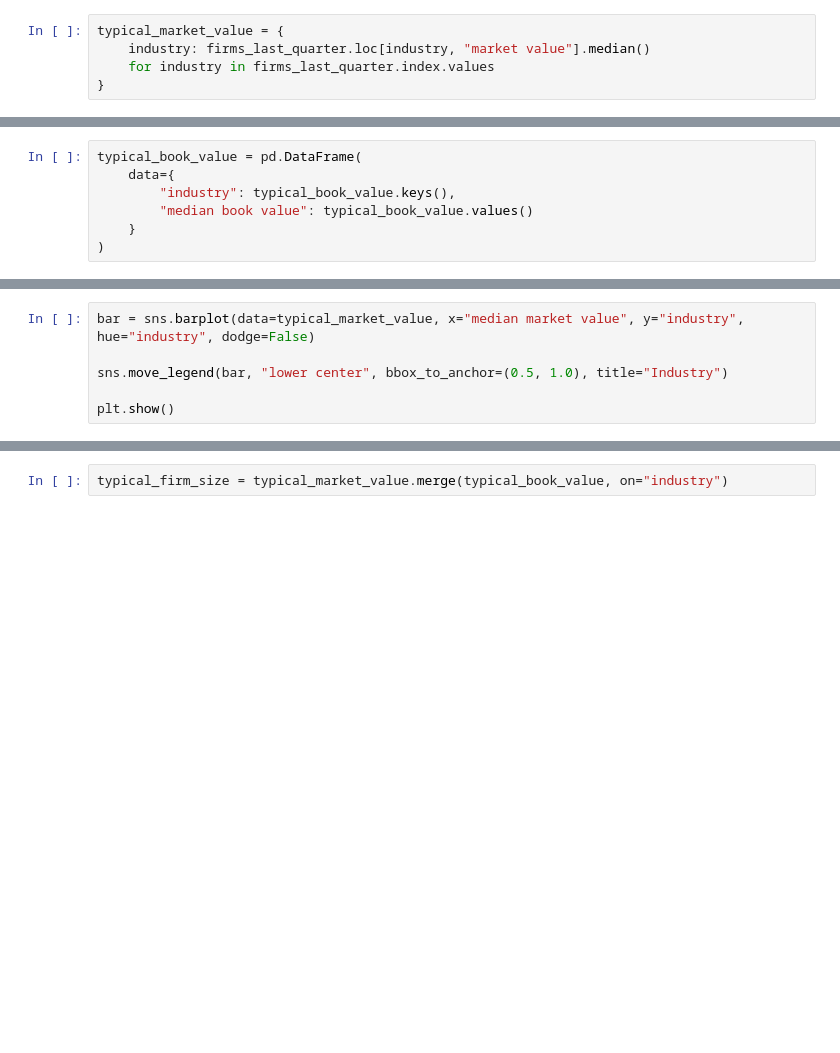
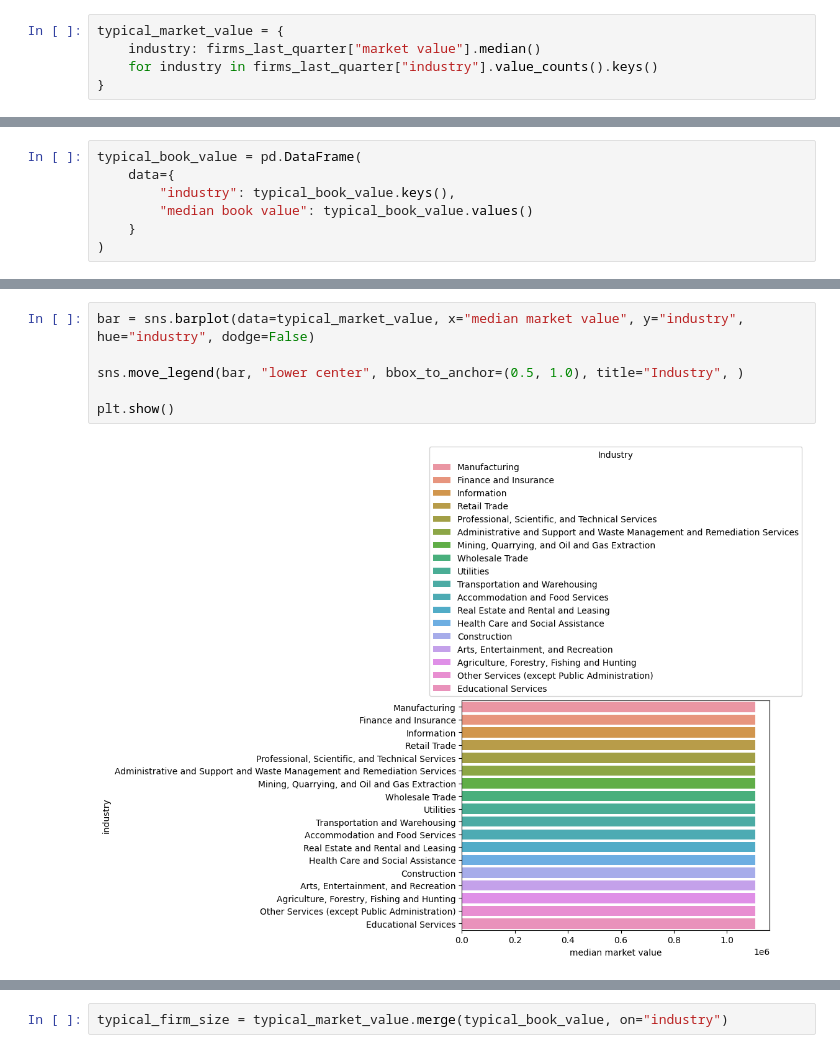
Before and after one commit to carlosahs/tc3006c-stats-module, a Jupyter notebook: stock_stats.ipynb, the cells around one changed output, grey strips where cells are left out. Drawn from its saved outputs; the diff is of its cells as text; blank space fills up the shorter version.

Commit message:
Last refactor

```diff
--- a/stock_stats.ipynb
+++ b/stock_stats.ipynb
@@ -329,6 +329,6 @@ firms_last_quarter.index.values
 array(['A', 'AA', 'AAIC', ..., 'ZWS', 'ZY', 'ZYNE'], dtype=object)
 # %%
 typical_market_value = {
-    industry: firms_last_quarter.loc[industry, "market value"].median()
-    for industry in firms_last_quarter.index.values
+    industry: firms_last_quarter["market value"].median()
+    for industry in firms_last_quarter["industry"].value_counts().keys()
 }
@@ -358,9 +363,11 @@ typical_book_value.head()
 # %%
 bar = sns.barplot(data=typical_market_value, x="median market value", y="industry", hue="industry", dodge=False)
 
-sns.move_legend(bar, "lower center", bbox_to_anchor=(0.5, 1.0), title="Industry")
+sns.move_legend(bar, "lower center", bbox_to_anchor=(0.5, 1.0), title="Industry", )
 
 plt.show()
+# %% [output]
+[figure, added]
 # %%
 bar = sns.barplot(data=typical_book_value, x="median book value", y="industry", hue="industry", dodge=False)
 
```
Also changed, not shown: parts of 12 cells of this notebook.
